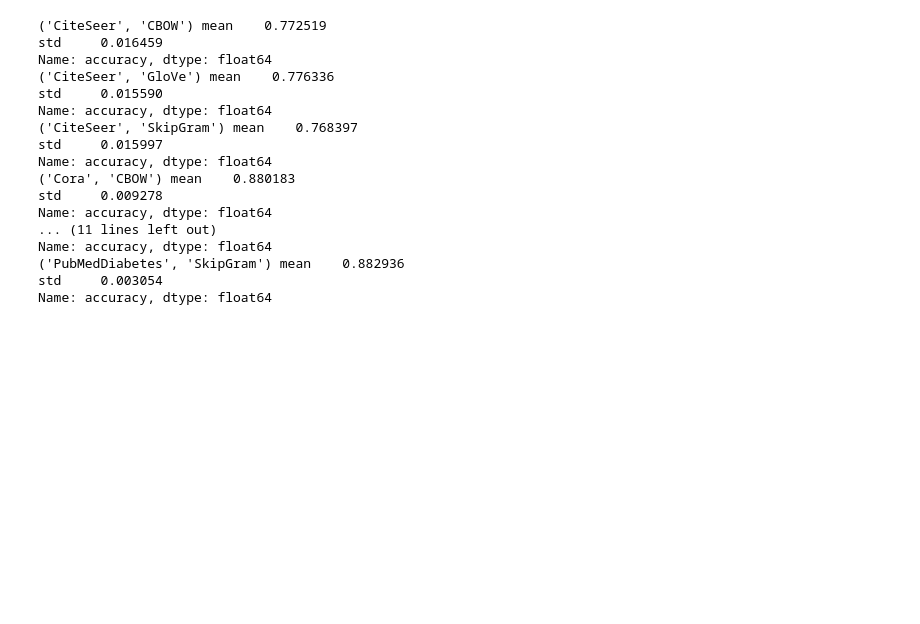
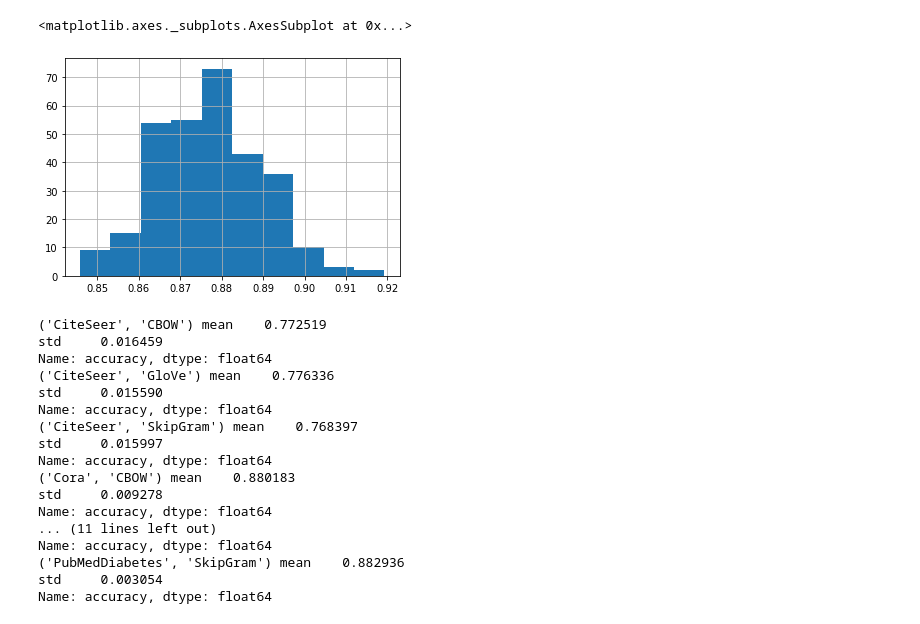
Before and after one commit to LucaCappelletti94/embiggen_experiments, a Jupyter notebook: node_label_predictions/Untitled.ipynb, the cells around one changed output. Cells and saved outputs as stored; diff of their text form; code cells hidden in the pictures; blank space fills up the shorter version.

```diff
--- a/node_label_predictions/Untitled.ipynb
+++ b/node_label_predictions/Untitled.ipynb
@@ -4,3 +8,20 @@ import pandas as pd
+# %%
+paths = glob("nolan/*/CiteSeer/*_performance.csv.xz")
+# %%
+dfs = []
+for path in paths:
+    node_embedding_method_name, graph_name, _ = path.split(os.sep)[1:]
+    df = pd.read_csv(path)
+    df["graph_name"] = graph_name
+    df["node_embedding_method_name"] = node_embedding_method_name
+    dfs.append(df)
+df = pd.concat(dfs)
+df = df[df.run_type == "validation"]
+# %%
+df.accuracy.hist()
+# %% [output]
+<matplotlib.axes._subplots.AxesSubplot at 0x...>
+[figure, added]
 # %%
 df = pd.read_csv("node_label_performance.csv", index_col=0).reset_index(drop=True)
 df = df.drop(columns="holdout_number")
```
Also changed, not shown: parts of 3 cells of this notebook, 4 other files.
